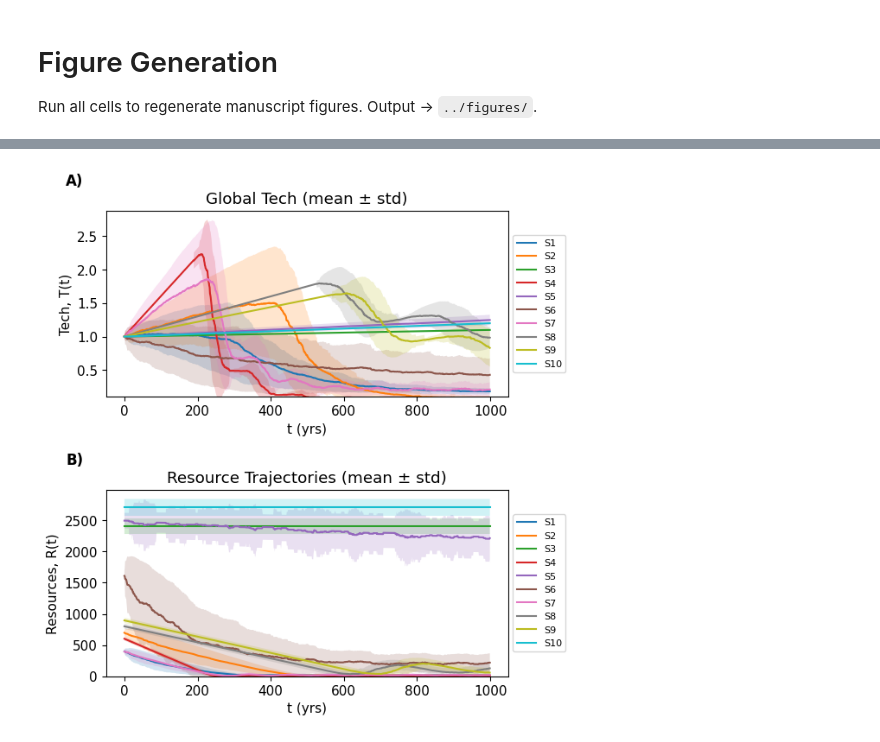
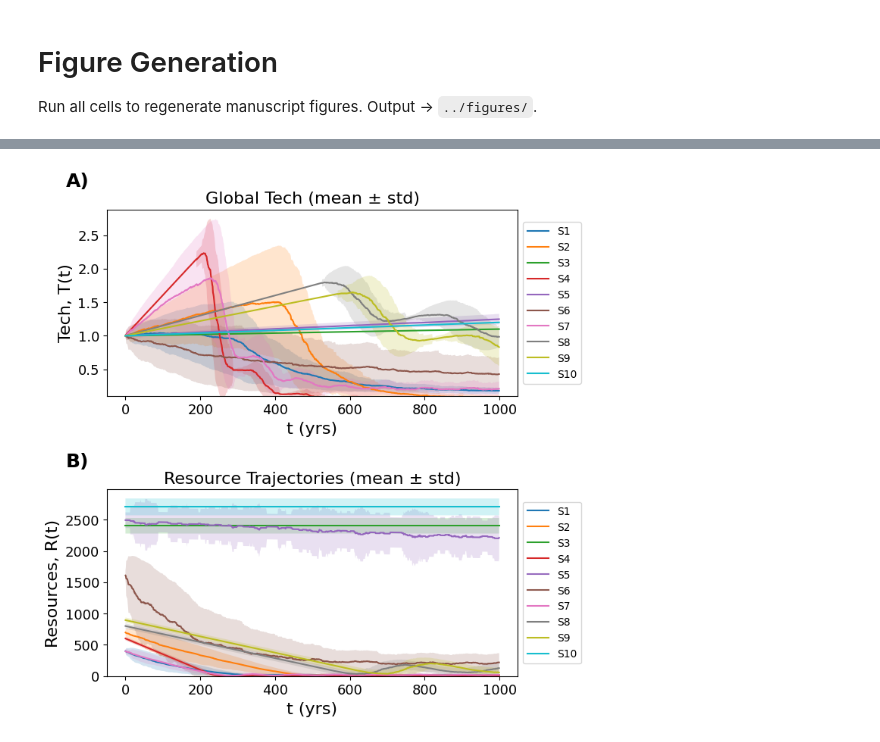
Before and after one commit to celiablanco/technocycles, a Jupyter notebook: notebooks/figures.ipynb, the cells around one changed output, grey strips where cells are left out. Drawn from its saved outputs; the diff is of its cells as text; code cells hidden in the pictures.

```diff
--- a/notebooks/figures.ipynb
+++ b/notebooks/figures.ipynb
@@ -178,45 +178,47 @@ Scenario                    Name  Mean_Collapse  Std_Collapse  Never_Collapsed_F
      S10             Out of Eden       1000.000      0.000000                 1.000         1.000000        0.000000        0.000    0.000000
 # %%
 # Figure 1: Tech and resource trajectories (mean +/- std)
-fig = plt.figure(figsize=(6, 7))
+fig = plt.figure(figsize=(7, 8))
 gs = GridSpec(2, 1, figure=fig, hspace=0.5)
 ticks = np.arange(lifespan)
 
 ax1 = fig.add_subplot(gs[0])
 for s in scenario_params:
     mu = tech_curves[s].mean(axis=0)
     sd = tech_curves[s].std(axis=0)
     ax1.plot(ticks, mu, label=s)
     ax1.fill_between(ticks, mu - sd, mu + sd, alpha=0.2)
-ax1.set_ylabel("Tech, T(t)")
-ax1.set_xlabel("t (yrs)")
+ax1.set_ylabel("Tech, T(t)", fontsize=16)
+ax1.set_xlabel("t (yrs)", fontsize=16)
 ax1.set_ylim(0.1)
-ax1.set_title("Global Tech (mean ± std)")
-ax1.legend(fontsize=8, loc="center left", bbox_to_anchor=(1, 0.5))
-ax1.text(-0.1, 1.2, "A)", transform=ax1.transAxes, fontsize=12, fontweight="bold", va="top")
+ax1.set_title("Global Tech (mean ± std)", fontsize=16)
+ax1.legend(fontsize=10, loc="center left", bbox_to_anchor=(1, 0.5))
+ax1.text(-0.1, 1.2, "A)", transform=ax1.transAxes, fontsize=18, fontweight="bold", va="top")
 
 ax2 = fig.add_subplot(gs[1])
 for s in scenario_params:
     mu = res_curves[s].mean(axis=0)
     sd = res_curves[s].std(axis=0)
     ax2.plot(ticks, mu, label=s)
     ax2.fill_between(ticks, mu - sd, mu + sd, alpha=0.2)
-ax2.set_ylabel("Resources, R(t)")
-ax2.set_xlabel("t (yrs)")
+ax2.set_ylabel("Resources, R(t)", fontsize=16)
+ax2.set_xlabel("t (yrs)", fontsize=16)
 ax2.set_ylim(0)
-ax2.set_title("Resource Trajectories (mean ± std)")
-ax2.legend(fontsize=8, loc="center left", bbox_to_anchor=(1, 0.5))
-ax2.text(-0.1, 1.2, "B)", transform=ax2.transAxes, fontsize=12, fontweight="bold", va="top")
+ax2.set_title("Resource Trajectories (mean ± std)", fontsize=16)
+ax2.legend(fontsize=10, loc="center left", bbox_to_anchor=(1, 0.5))
+ax2.text(-0.1, 1.2, "B)", transform=ax2.transAxes, fontsize=18, fontweight="bold", va="top")
 
 for ax in [ax1, ax2]:
+    ax.tick_params(labelsize=13)
+
     for spine in ax.spines.values():
         spine.set_visible(True); spine.set_color("black"); spine.set_linewidth(0.8)
 
 plt.tight_layout()
 plt.savefig(figures_dir / "tech_and_resources.png", dpi=300, bbox_inches="tight")
 plt.show()
 # %% [output]
-[figure, old version]
+[figure, new version]
 # %%
 # Figure 3: Summary metrics panel
 df = summary_df.copy()
```
Also changed, not shown: parts of 5 cells of this notebook, 34 other files.
